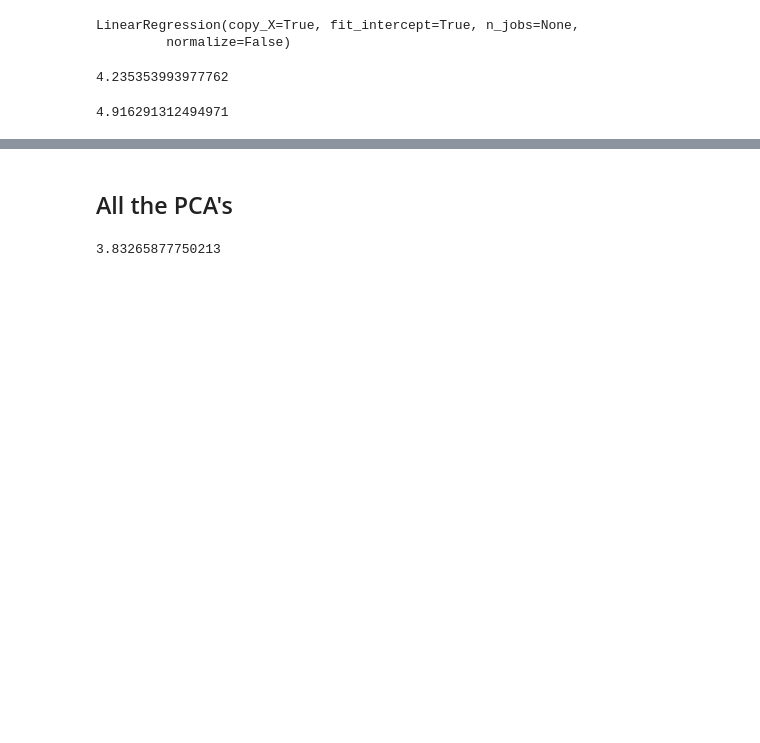
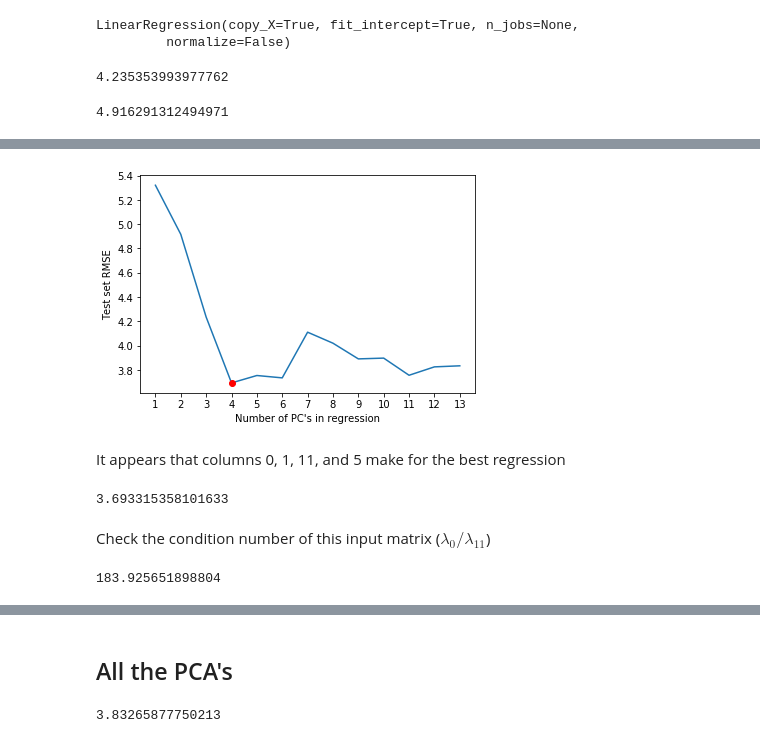
Before and after one commit to piovere/nucnotes, a Jupyter notebook: ne579/Homework/hw04/Homework 04 Clean.ipynb, the cells around one changed output, grey strips where cells are left out. Drawn from its saved outputs; the diff is of its cells as text; code cells hidden in the pictures; blank space fills up the shorter version.

```diff
--- a/ne579/Homework/hw04/Homework 04 Clean.ipynb
+++ b/ne579/Homework/hw04/Homework 04 Clean.ipynb
@@ -230,0 +264,27 @@ print(pcr_correlated2_performance)
+# %%
+plt.plot(corr_pc_perf)
+plt.plot(3, np.min(corr_pc_perf), 'ro')
+plt.ylabel('Test set RMSE')
+plt.xlabel('Number of PC\'s in regression')
+plt.xticks(np.arange(len(corr_pc_perf)), range(1,len(corr_pc_perf)+1))
+plt.savefig('images/selective_pcr_performance.png', dpi=300)
+plt.show()
+# %% [output]
+[figure, added]
+# %% [markdown]
+It appears that columns 0, 1, 11, and 5 make for the best regression
+# %%
+pcr_correlated3 = LinearRegression()
+pcr_correlated3.fit(xtr_scaled_pca[:, [0, 1, 5, 11]], ytr)
+pcr_correlated3_performance = rmse(
+    pcr_correlated3.predict(xts_scaled_pca[:, [0, 1, 5, 11]]), yts)
+print(pcr_correlated3_performance)
+# %% [output]
+3.693315358101633
+# %% [markdown]
+Check the condition number of this input matrix ($\lambda_0 / \lambda_{11}$)
+# %%
+evr = pca_pipeline.named_steps['pca'].explained_variance_ratio_
+evr[0] / evr[11]
+# %% [output]
+183.925651898804
```
Also changed, not shown: parts of 18 cells of this notebook, 9 other files.
